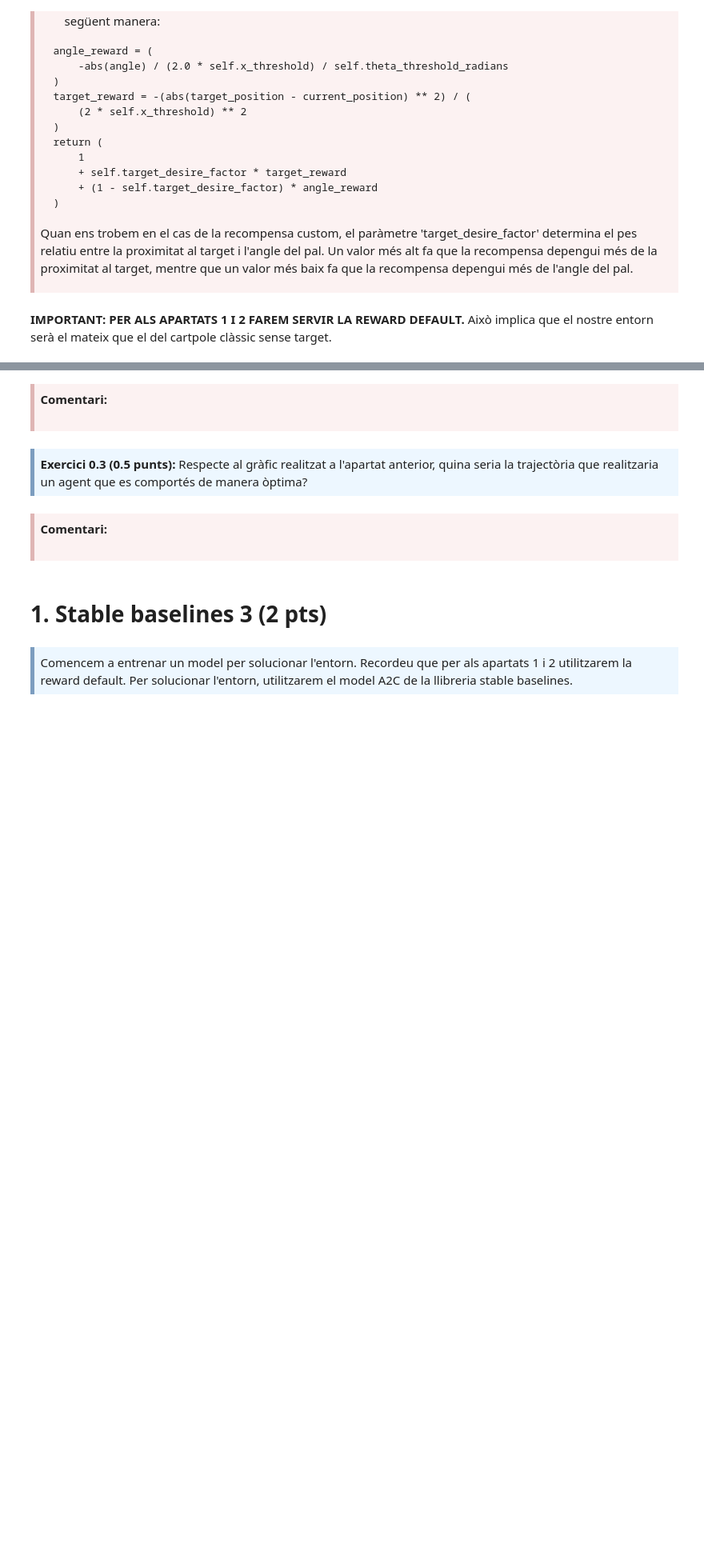
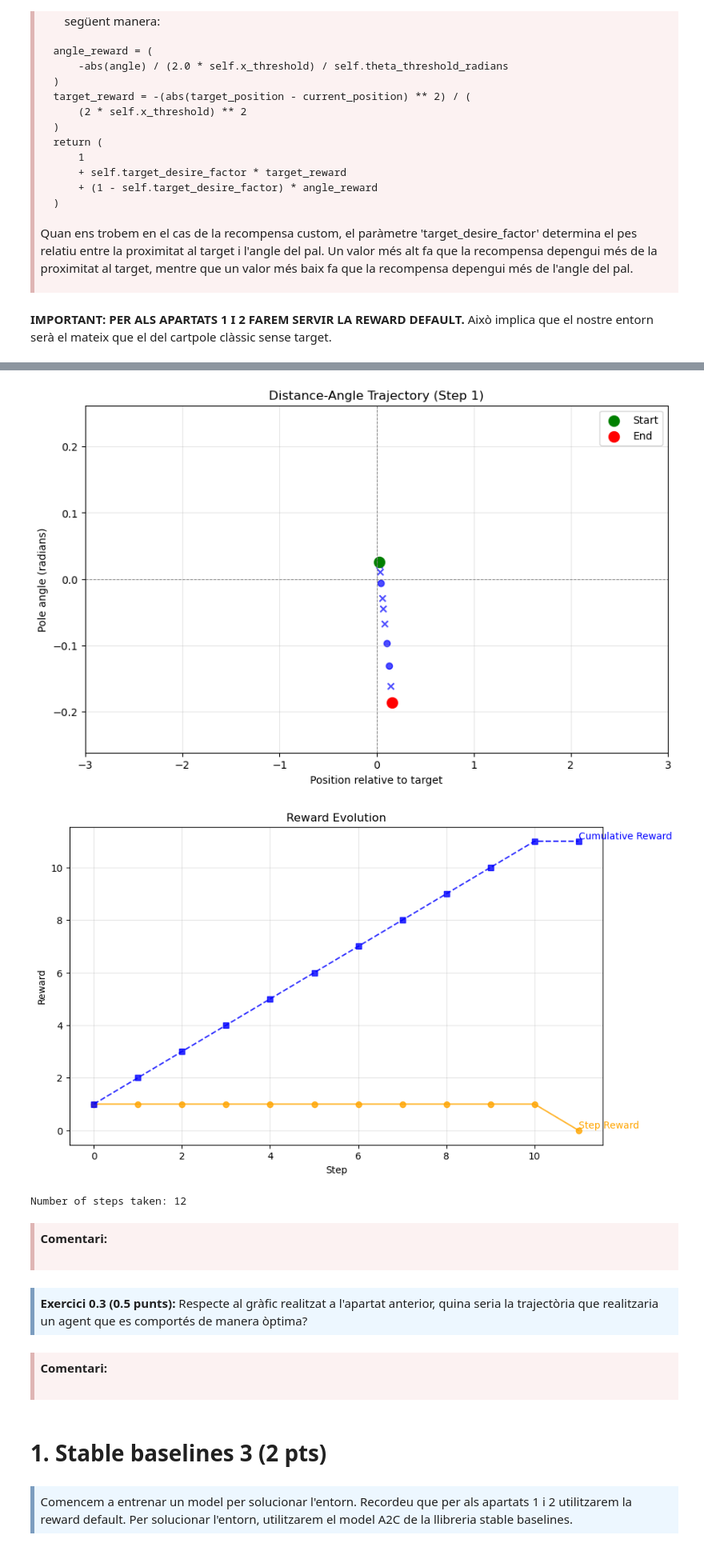
Before and after one commit to xaviermaltas/ReinforcementLearning, a Jupyter notebook: PAC3/M2_983_PEC3_Enunciat_def.ipynb, the cells around one changed output, grey strips where cells are left out. Shown at 80% size. Drawn from its saved outputs; the diff is of its cells as text; code cells hidden in the pictures; blank space fills up the shorter version.

```diff
--- a/PAC3/M2_983_PEC3_Enunciat_def.ipynb
+++ b/PAC3/M2_983_PEC3_Enunciat_def.ipynb
@@ -516,3 +554,64 @@ analyze_results()
+# %%
+import numpy as np
+import matplotlib.pylab as plt
+X_THRESHOLD = env.unwrapped.x_threshold*1.25 #Limit de posicio del carro
+ANGLE_THRESHOLD = env.unwrapped.theta_threshold_radians*1.25 #Limit de l'angle del pal
+def analyze_results(observations, rewards):
+    for step_idx, step in enumerate(observations):
+        #Extract positions, angles and actions
+        positions = [obs[0][0] for obs in step] #relative position to the target
+        angles = [obs[0][2] for obs in step] #pole angles
+        actions = [obs[1] for obs in step] #actions
+
+        #Scatter plot
+        plt.figure(figsize=(10, 6))
+        for pos, angle, action in zip(positions, angles, actions):
+            marker = 'x' if action == 1 else 'o'  #X right | O left
+            plt.scatter(pos, angle, c='blue', marker=marker, alpha=0.7)
+
+        #Highlight start and end points
+        plt.scatter(positions[0], angles[0], c='green', label='Start', s=100) #start piont
+        plt.scatter(positions[-1], angles[-1], c='red', label='End', s=100) #end point
+
+        # Customize plot
+        plt.xlabel('Position relative to target')
+        plt.ylabel('Pole angle (radians)')
+        plt.title(f'Distance-Angle Trajectory (Step {step_idx + 1})')
+        plt.ylim(-ANGLE_THRESHOLD, ANGLE_THRESHOLD)
+        plt.xlim(-X_THRESHOLD, X_THRESHOLD)
+        plt.axhline(0, color='gray', linestyle='--', linewidth=0.7)
+        plt.axvline(0, color='gray', linestyle='--', linewidth=0.7)
+        plt.legend()
+        plt.grid(alpha=0.3)
+        plt.show()
+
+    #Reward evolution plot
+    cumulative_rewards = np.cumsum(rewards) #cumulative reward
+
+    #lines
+    plt.figure(figsize=(10, 6))
+    plt.plot(range(len(rewards)), rewards, marker='o', linestyle='-', color='orange', alpha=0.8, label='Step Reward')
+    plt.plot(range(len(cumulative_rewards)), cumulative_rewards, marker='s', linestyle='--', color='blue', alpha=0.8, label='Cumulative Reward')
+    #annotations
+    plt.text(len(rewards) - 1, rewards[-1] + 0.1, 'Step Reward', color='orange', fontsize=10)
+    plt.text(len(cumulative_rewards) - 1, cumulative_rewards[-1] + 0.1, 'Cumulative Reward', color='blue', fontsize=10)
+
+    plt.xlabel('Step')
+    plt.ylabel('Reward')
+    plt.title('Reward Evolution')
+    plt.grid(alpha=0.3)
+    plt.show()
+
+    #print steps
+    total_steps = sum(len(step) for step in observations)
+    print(f'Number of steps taken: {total_steps}')
+
+# TODO: passar inputs necessaris
+analyze_results(observations, rewards)
+# %% [output]
+[figure, added]
+[figure, added]
+Number of steps taken: 12
 # %% [markdown]
 <div style="background-color: #fcf2f2; border-color: #dfb5b4; border-left: 5px solid #dfb5b4; padding: 0.5em;">
 <strong>Comentari:</strong>
```
Also changed, not shown: parts of 4 cells of this notebook, 2 other files.
